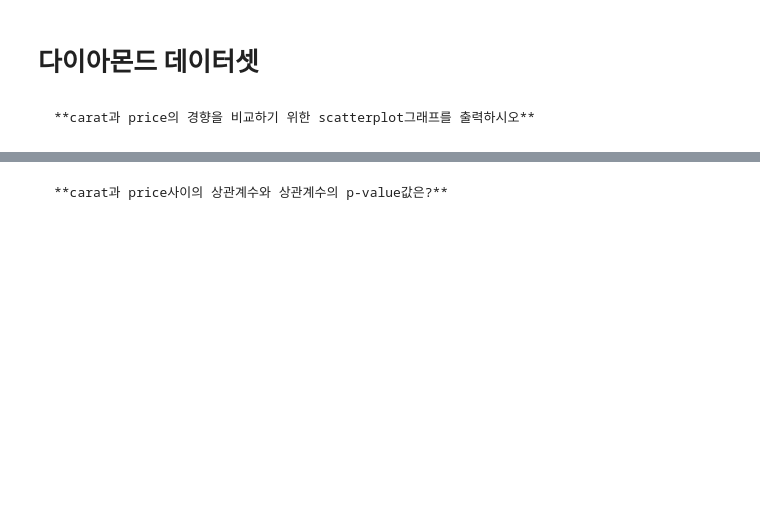
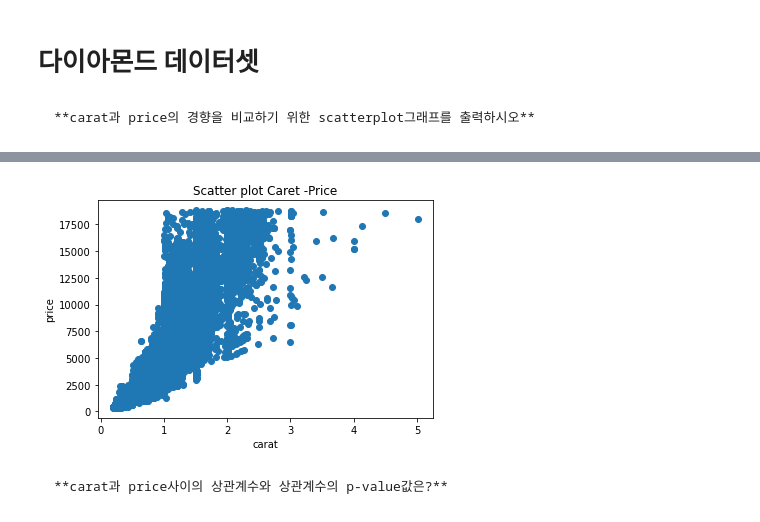
Before and after one commit to hyunnybbb/book, a Jupyter notebook: _sources/dataset/03_dataq/diamondQuestion.ipynb, the cells around one changed output, grey strips where cells are left out. Cells and saved outputs as stored; diff of their text form; code cells hidden in the pictures; blank space fills up the shorter version.

````diff
--- a/_sources/dataset/03_dataq/diamondQuestion.ipynb
+++ b/_sources/dataset/03_dataq/diamondQuestion.ipynb
@@ -16,3 +12,11 @@ plt.show()
+# %%
+plt.scatter(df['carat'],df['price'])
+plt.xlabel('carat')
+plt.ylabel('price')
+plt.title('Scatter plot Caret -Price')
+plt.show()
+# %% [output]
+[figure, added]
 # %% [markdown]
 ```{admonition} Question 2
 **carat과 price사이의 상관계수와 상관계수의 p-value값은?**
````
Also changed, not shown: parts of 16 cells of this notebook, 5 other files.
